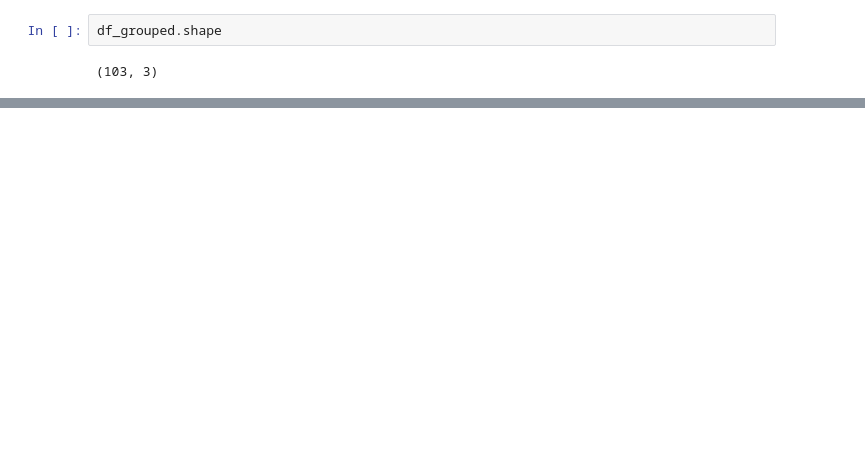
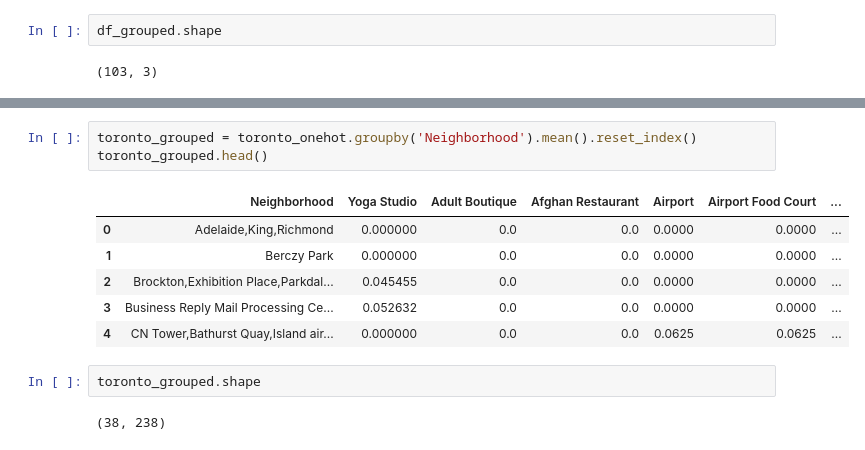
Before and after one commit to Lakshmi-vakkalanka/github_rep, a Jupyter notebook: Web Scraping - BeautifulSoup.ipynb, the cells around one changed output, grey strips where cells are left out. Saved outputs shown, nothing was run; the diff lists cells and outputs as text; blank space fills up the shorter version.

```diff
--- a/Web Scraping - BeautifulSoup.ipynb
+++ b/Web Scraping - BeautifulSoup.ipynb
@@ -38,0 +323,14 @@ df_grouped.shape
+# %%
+toronto_grouped = toronto_onehot.groupby('Neighborhood').mean().reset_index()
+toronto_grouped.head()
+# %% [output]
+|  | Neighborhood | Yoga Studio | Adult Boutique | Afghan Restaurant | Airport | Airport Food Court | ... |
+| 0 | Adelaide,King,Richmond | 0.000000 | 0.0 | 0.0 | 0.0000 | 0.0000 | ... |
+| 1 | Berczy Park | 0.000000 | 0.0 | 0.0 | 0.0000 | 0.0000 | ... |
+| 2 | Brockton,Exhibition Place,Parkdal... | 0.045455 | 0.0 | 0.0 | 0.0000 | 0.0000 | ... |
+| 3 | Business Reply Mail Processing Ce... | 0.052632 | 0.0 | 0.0 | 0.0000 | 0.0000 | ... |
+| 4 | CN Tower,Bathurst Quay,Island air... | 0.000000 | 0.0 | 0.0 | 0.0625 | 0.0625 | ... |
+# %%
+toronto_grouped.shape
+# %% [output]
+(38, 238)
```
Also changed, not shown: parts of 44 cells of this notebook.
